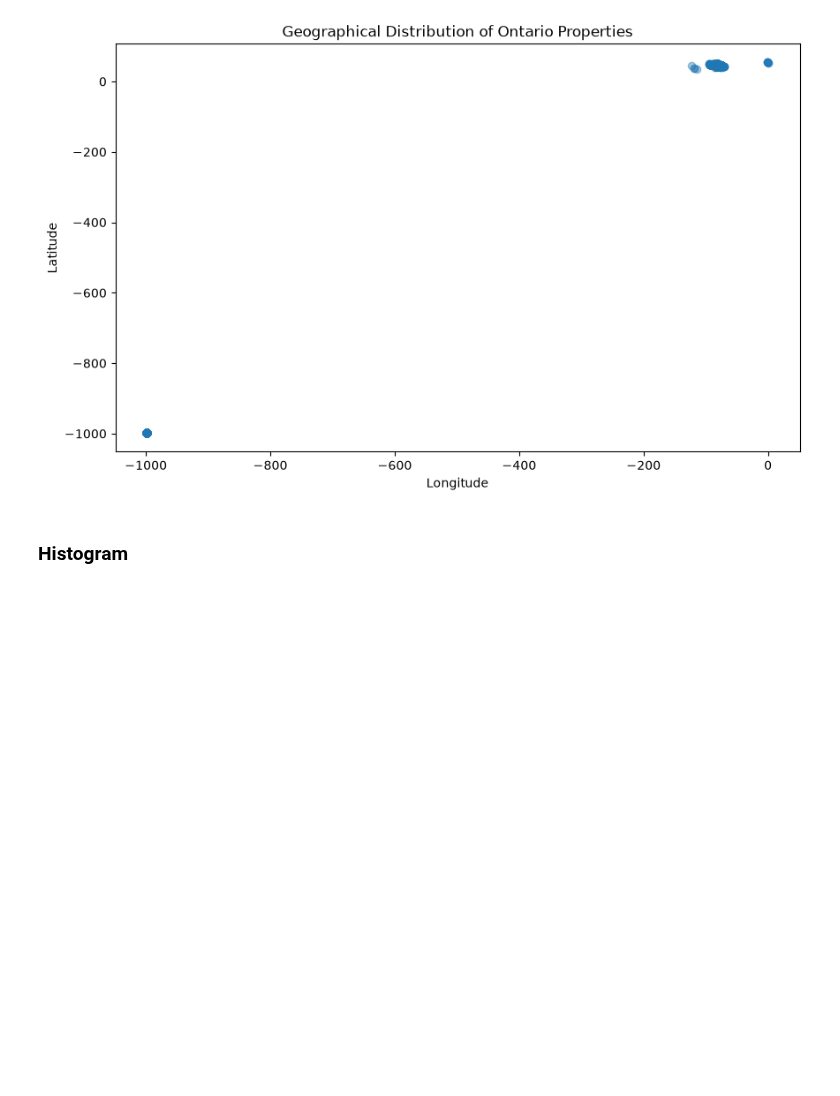
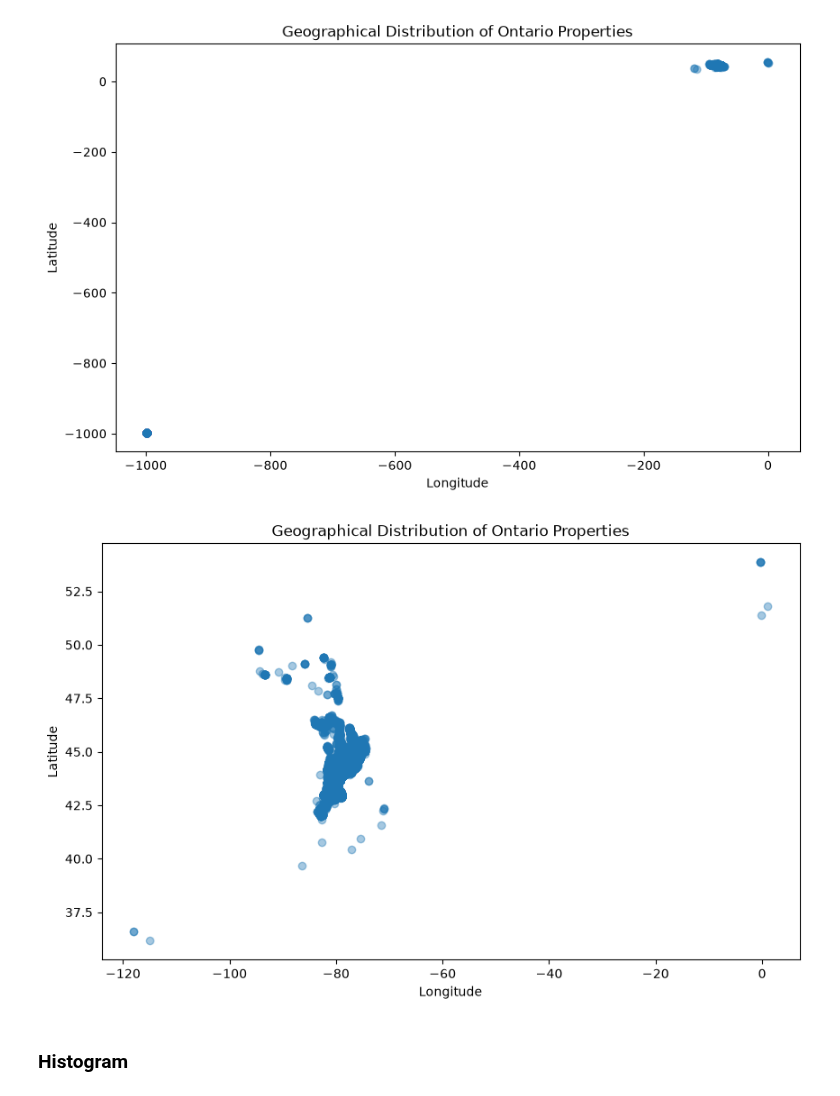
Before and after one commit to antoniosg2025-stack/PROG8431_Group5, a Jupyter notebook: GoupAssignment1/GroupAssignment1.ipynb, the cells around one changed output. Drawn from its saved outputs; the diff is of its cells as text; code cells hidden in the pictures; blank space fills up the shorter version.

```diff
--- a/GoupAssignment1/GroupAssignment1.ipynb
+++ b/GoupAssignment1/GroupAssignment1.ipynb
@@ -175,6 +176,28 @@ plt.title("Geographical Distribution of Ontario Properties")
 plt.show()
 # %% [output]
 [figure]
+# %%
+# Keep only valid geographic coordinates for the scatter plot
+valid_coordinates = df[
+    df["lat"].between(-90, 90) &
+    df["lng"].between(-180, 180)
+]
+
+plt.figure(figsize=(10, 6))
+
+plt.scatter(
+    valid_coordinates["lng"],
+    valid_coordinates["lat"],
+    alpha=0.4
+)
+
+plt.xlabel("Longitude")
+plt.ylabel("Latitude")
+plt.title("Geographical Distribution of Ontario Properties")
+
+plt.show()
+# %% [output]
+[figure, added]
 # %% [markdown]
 ### Histogram
 # %%
```
Also changed, not shown: parts of 11 cells of this notebook.
